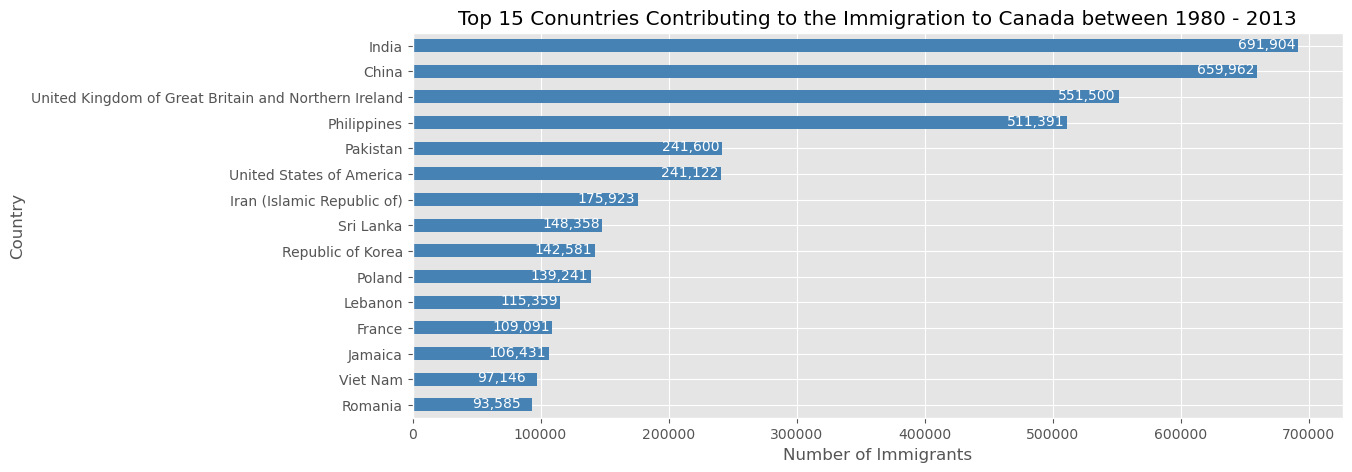
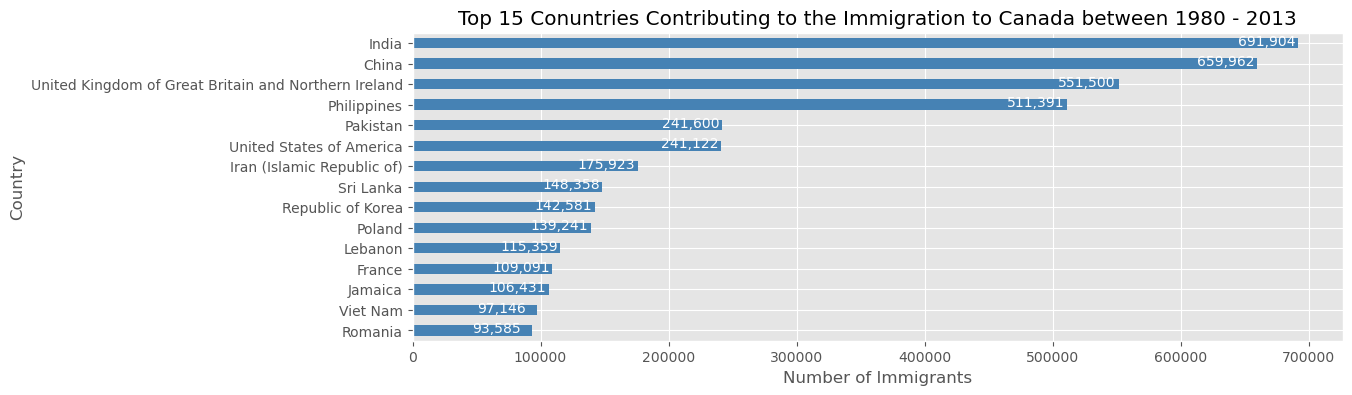
The change to this notebook cell's code, shown as a diff; its figure went from the first image to the second:
--- before
+++ after
@@ -6,5 +6,5 @@
     
 # generate plot
-df_top15.plot(kind='barh', figsize=(12, 5), color='steelblue')
+df_top15.plot(kind='barh', figsize=(12, 4), color='steelblue')
 plt.xlabel('Number of Immigrants')
 plt.title('Top 15 Conuntries Contributing to the Immigration to Canada between 1980 - 2013')

Commit: Describe what changes you made